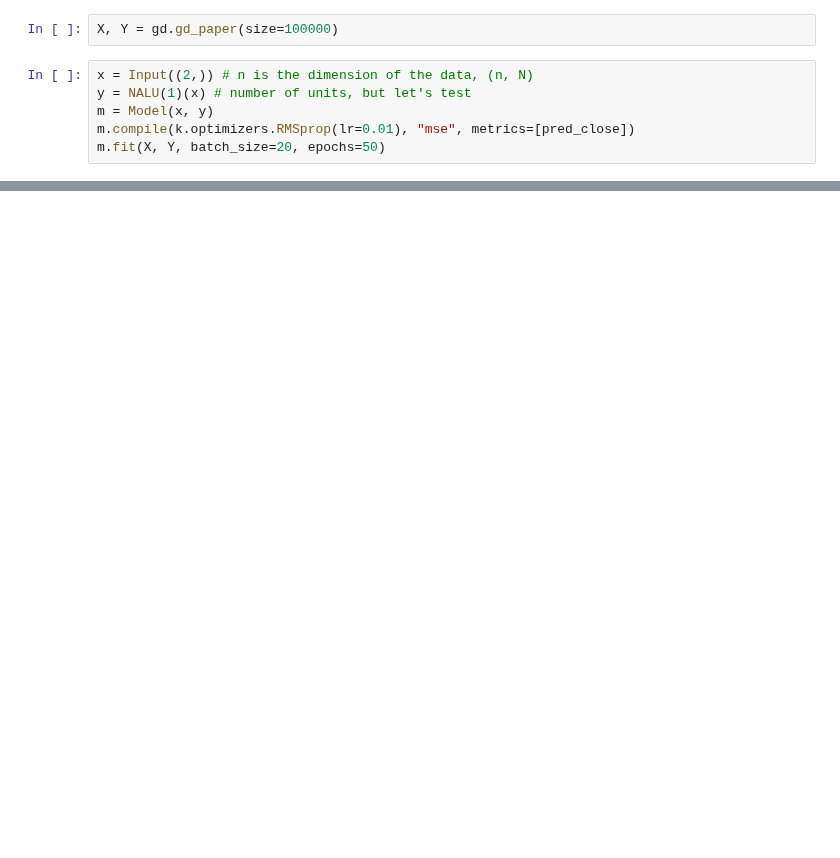
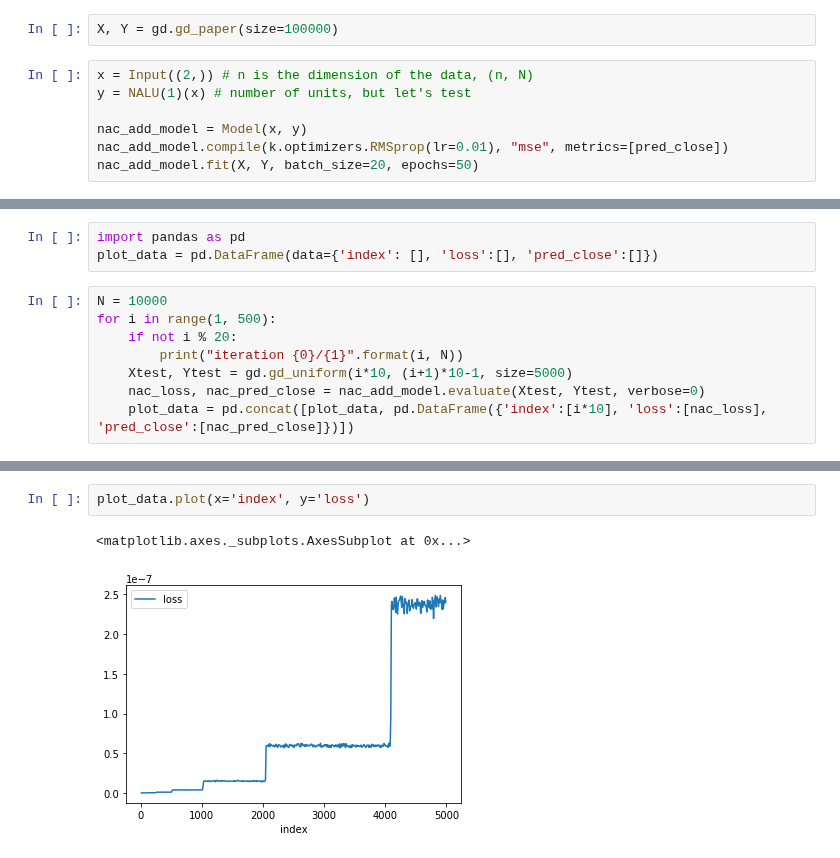
Before and after one commit to acyrl/NALU, a Jupyter notebook: basic_experiments.ipynb, the cells around one changed output, grey strips where cells are left out. Saved outputs shown, nothing was run; the diff lists cells and outputs as text; blank space fills up the shorter version.

```diff
--- a/basic_experiments.ipynb
+++ b/basic_experiments.ipynb
@@ -107,8 +121,9 @@ X, Y = gd.gd_paper(size=100000)
 # %%
 x = Input((2,)) # n is the dimension of the data, (n, N)
 y = NALU(1)(x) # number of units, but let's test
-m = Model(x, y)
-m.compile(k.optimizers.RMSprop(lr=0.01), "mse", metrics=[pred_close])
-m.fit(X, Y, batch_size=20, epochs=50)
+
+nac_add_model = Model(x, y)
+nac_add_model.compile(k.optimizers.RMSprop(lr=0.01), "mse", metrics=[pred_close])
+nac_add_model.fit(X, Y, batch_size=20, epochs=50)
 # %% [output]
 Epoch 1/50
@@ -161,0 +187,11 @@ m.evaluate(Xext, Yext)
+# %%
+import pandas as pd
+plot_data = pd.DataFrame(data={'index': [], 'loss':[], 'pred_close':[]})
+# %%
+N = 10000
+for i in range(1, 500):
+    if not i % 20:
+        print("iteration {0}/{1}".format(i, N))
+    Xtest, Ytest = gd.gd_uniform(i*10, (i+1)*10-1, size=5000)
+    nac_loss, nac_pred_close = nac_add_model.evaluate(Xtest, Ytest, verbose=0)
+    plot_data = pd.concat([plot_data, pd.DataFrame({'index':[i*10], 'loss':[nac_loss], 'pred_close':[nac_pred_close]})])
@@ -161,0 +216,5 @@ m.evaluate(Xext, Yext)
+# %%
+plot_data.plot(x='index', y='loss')
+# %% [output]
+<matplotlib.axes._subplots.AxesSubplot at 0x...>
+[figure, added]
```
Also changed, not shown: parts of 30 cells of this notebook, 1 other file.
